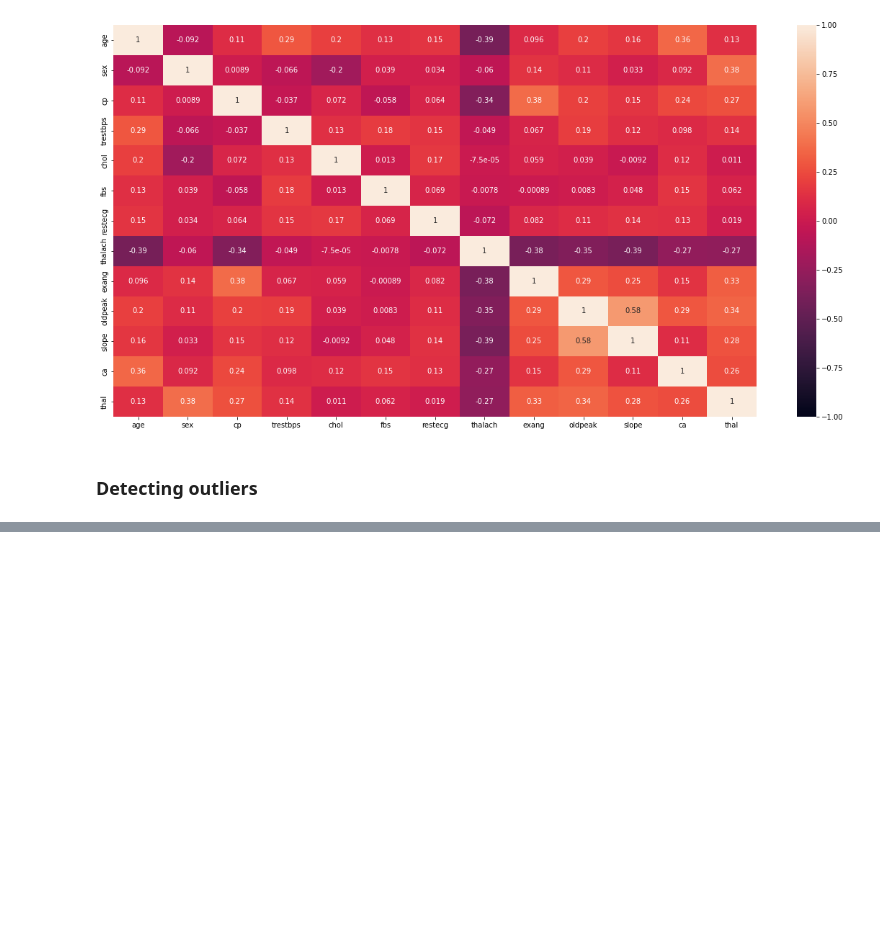
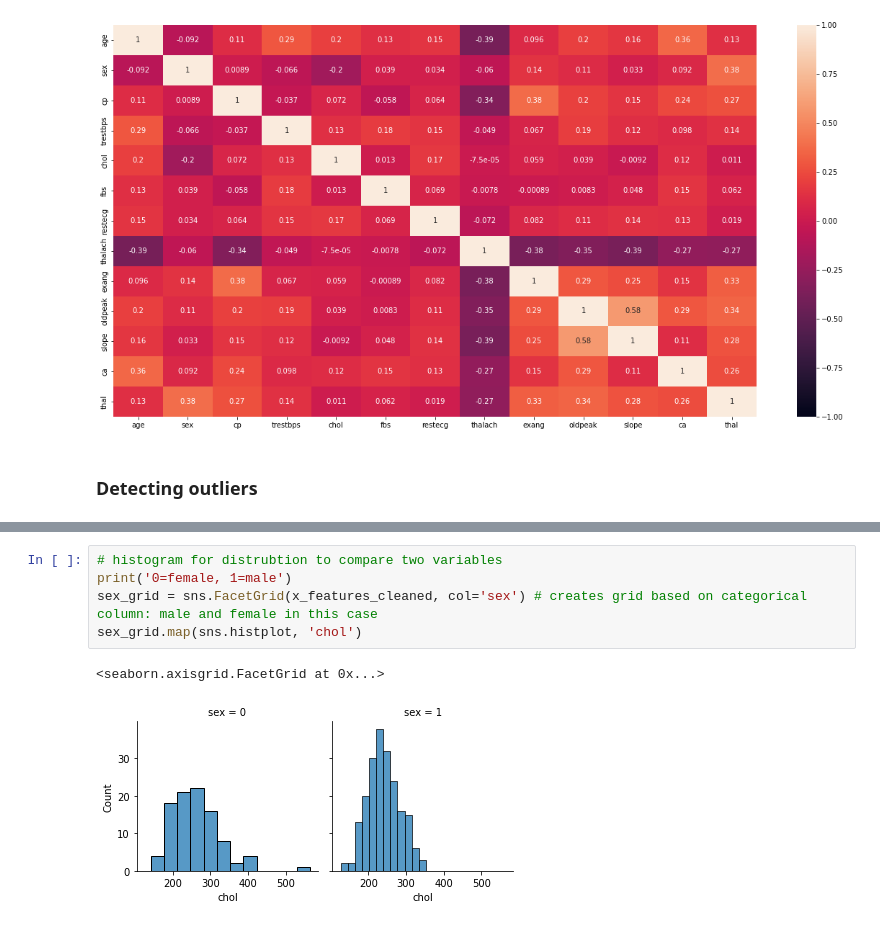
Before and after one commit to valin242/uci_heart_disease, a Jupyter notebook: heart_disease_pred.ipynb, the cells around one changed output, grey strips where cells are left out. Drawn from its saved outputs; the diff is of its cells as text; blank space fills up the shorter version.

```diff
--- a/heart_disease_pred.ipynb
+++ b/heart_disease_pred.ipynb
@@ -341,0 +343,8 @@ plt.show()
+# %%
+# histogram for distrubtion to compare two variables
+print('0=female, 1=male')
+sex_grid = sns.FacetGrid(x_features_cleaned, col='sex') # creates grid based on categorical column: male and female in this case
+sex_grid.map(sns.histplot, 'chol')
+# %% [output]
+<seaborn.axisgrid.FacetGrid at 0x...>
+[figure, added]
```
Also changed, not shown: parts of 1 cell of this notebook.
